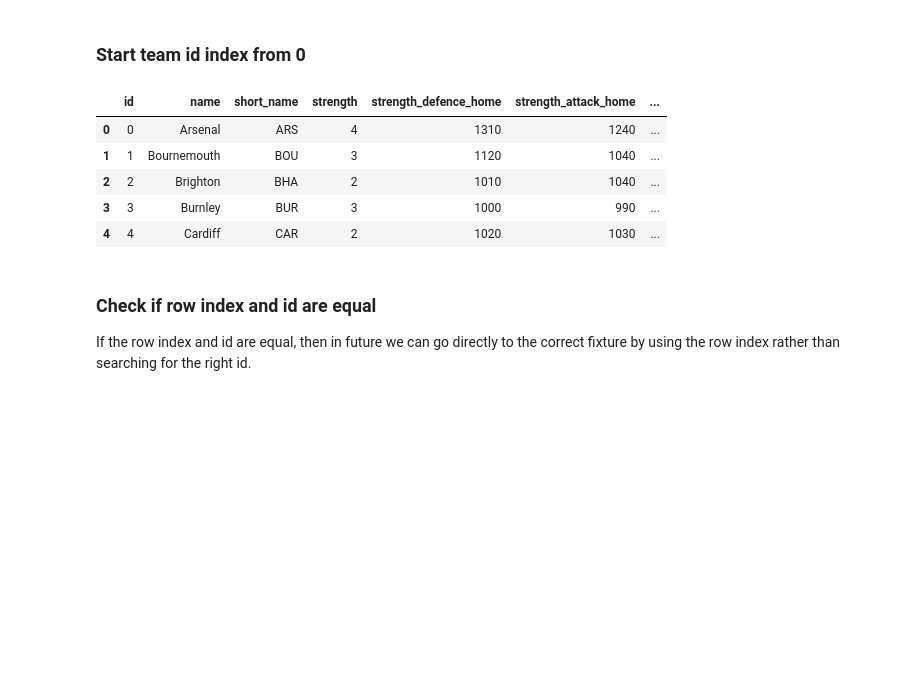
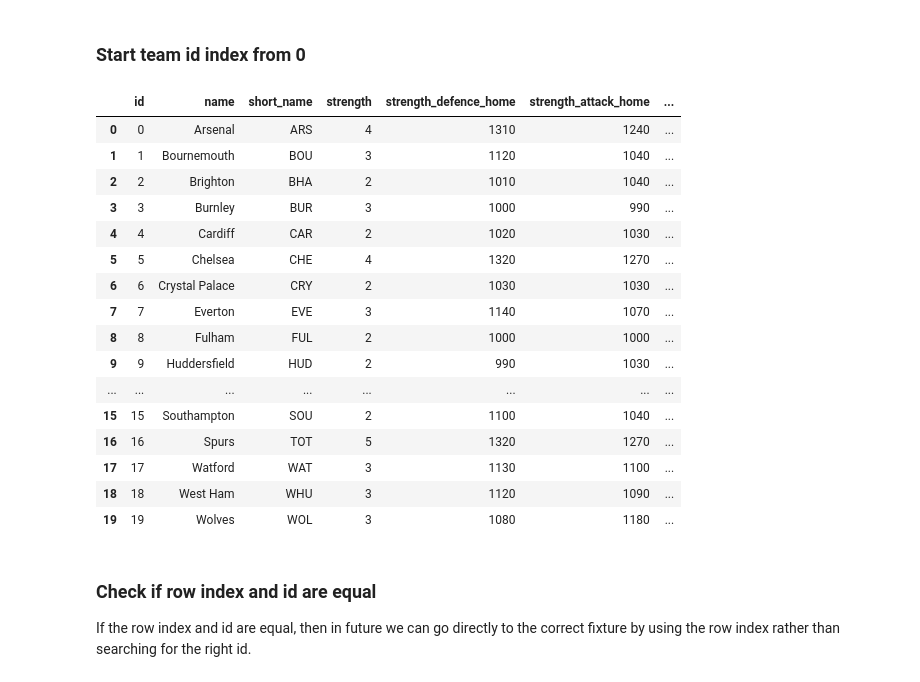
Before and after one commit to richardjdury/fpl, a Jupyter notebook: jupyter/preparing_data/FPL-ML-004-Preparing_Data.ipynb, the cells around one changed output. Saved outputs shown, nothing was run; the diff lists cells and outputs as text; code cells hidden in the pictures; blank space fills up the shorter version.

```diff
--- a/jupyter/preparing_data/FPL-ML-004-Preparing_Data.ipynb
+++ b/jupyter/preparing_data/FPL-ML-004-Preparing_Data.ipynb
@@ -70,14 +70,25 @@ teams_cleaned.head()
 ### Start team id index from 0
 # %%
 teams_cleaned['id'] = teams_cleaned['id'] - 1
-teams_cleaned.head()
+teams_cleaned.head(20)
 # %% [output]
 |  | id | name | short_name | strength | strength_defence_home | strength_attack_home | ... |
 | 0 | 0 | Arsenal | ARS | 4 | 1310 | 1240 | ... |
 | 1 | 1 | Bournemouth | BOU | 3 | 1120 | 1040 | ... |
 | 2 | 2 | Brighton | BHA | 2 | 1010 | 1040 | ... |
 | 3 | 3 | Burnley | BUR | 3 | 1000 | 990 | ... |
 | 4 | 4 | Cardiff | CAR | 2 | 1020 | 1030 | ... |
+| 5 | 5 | Chelsea | CHE | 4 | 1320 | 1270 | ... |
+| 6 | 6 | Crystal Palace | CRY | 2 | 1030 | 1030 | ... |
+| 7 | 7 | Everton | EVE | 3 | 1140 | 1070 | ... |
+| 8 | 8 | Fulham | FUL | 2 | 1000 | 1000 | ... |
+| 9 | 9 | Huddersfield | HUD | 2 | 990 | 1030 | ... |
+| ... | ... | ... | ... | ... | ... | ... | ... |
+| 15 | 15 | Southampton | SOU | 2 | 1100 | 1040 | ... |
+| 16 | 16 | Spurs | TOT | 5 | 1320 | 1270 | ... |
+| 17 | 17 | Watford | WAT | 3 | 1130 | 1100 | ... |
+| 18 | 18 | West Ham | WHU | 3 | 1120 | 1090 | ... |
+| 19 | 19 | Wolves | WOL | 3 | 1080 | 1180 | ... |
 # %% [markdown]
 ### Check if row index and id are equal
 
```
Also changed, not shown: 3 other files.
